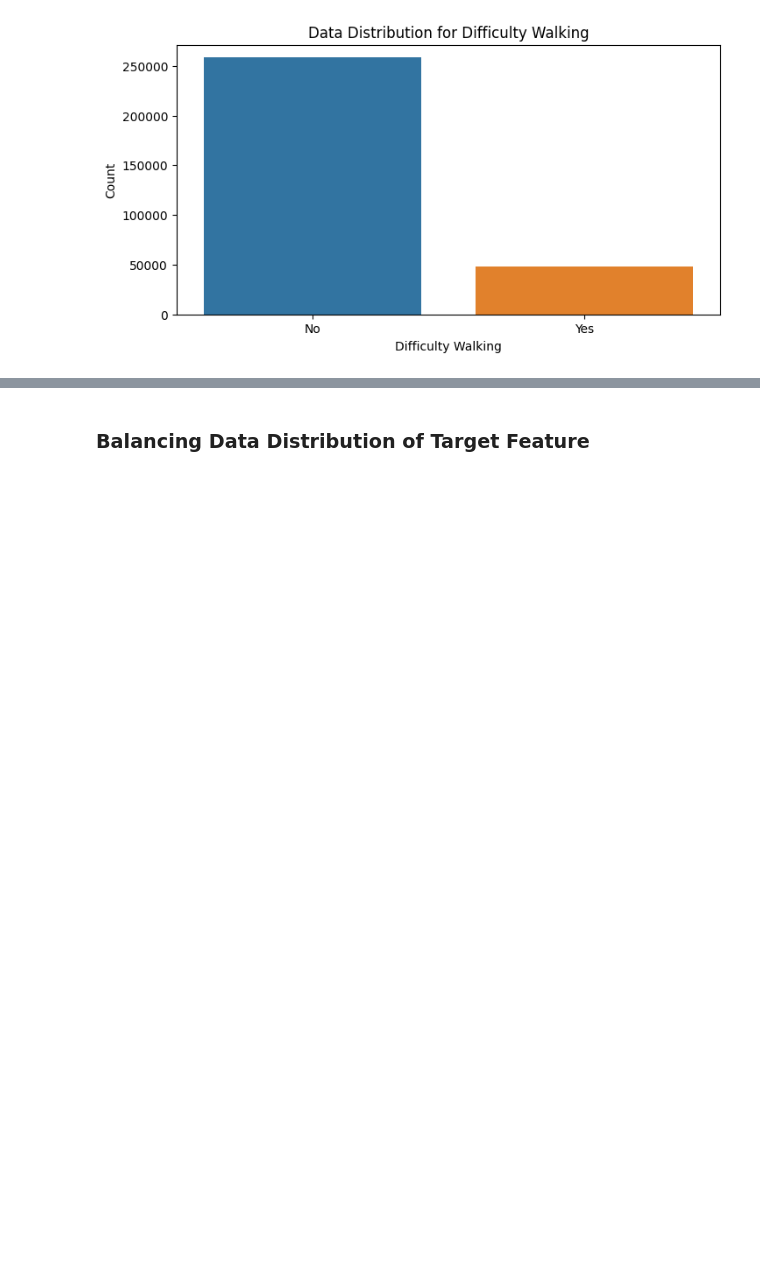
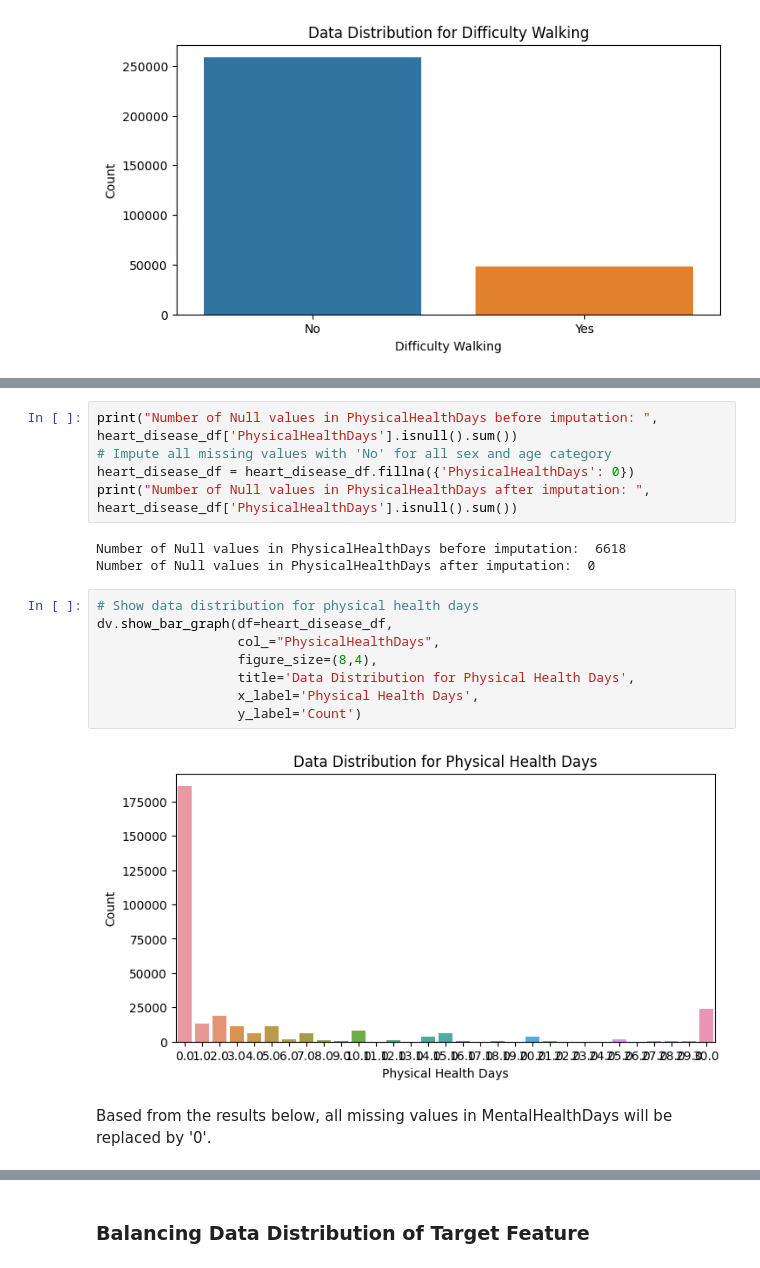
Before and after one commit to abccastro/Heart-Disease-Prediction, a Jupyter notebook: Heart Disease Prediction.ipynb, the cells around one changed output, grey strips where cells are left out. Drawn from its saved outputs; the diff is of its cells as text; blank space fills up the shorter version.

```diff
--- a/Heart Disease Prediction.ipynb
+++ b/Heart Disease Prediction.ipynb
@@ -846,0 +868,20 @@ List of features with missing values:
+# %%
+print("Number of Null values in PhysicalHealthDays before imputation: ", heart_disease_df['PhysicalHealthDays'].isnull().sum())
+# Impute all missing values with 'No' for all sex and age category
+heart_disease_df = heart_disease_df.fillna({'PhysicalHealthDays': 0})
+print("Number of Null values in PhysicalHealthDays after imputation: ", heart_disease_df['PhysicalHealthDays'].isnull().sum())
+# %% [output]
+Number of Null values in PhysicalHealthDays before imputation:  6618
+Number of Null values in PhysicalHealthDays after imputation:  0
+# %%
+# Show data distribution for physical health days
+dv.show_bar_graph(df=heart_disease_df,
+                  col_="PhysicalHealthDays",
+                  figure_size=(8,4),
+                  title='Data Distribution for Physical Health Days',
+                  x_label='Physical Health Days',
+                  y_label='Count')
+# %% [output]
+[figure, added]
+# %% [markdown]
+Based from the results below, all missing values in MentalHealthDays will be replaced by '0'.
```
Also changed, not shown: parts of 25 cells of this notebook, 1 other file.
